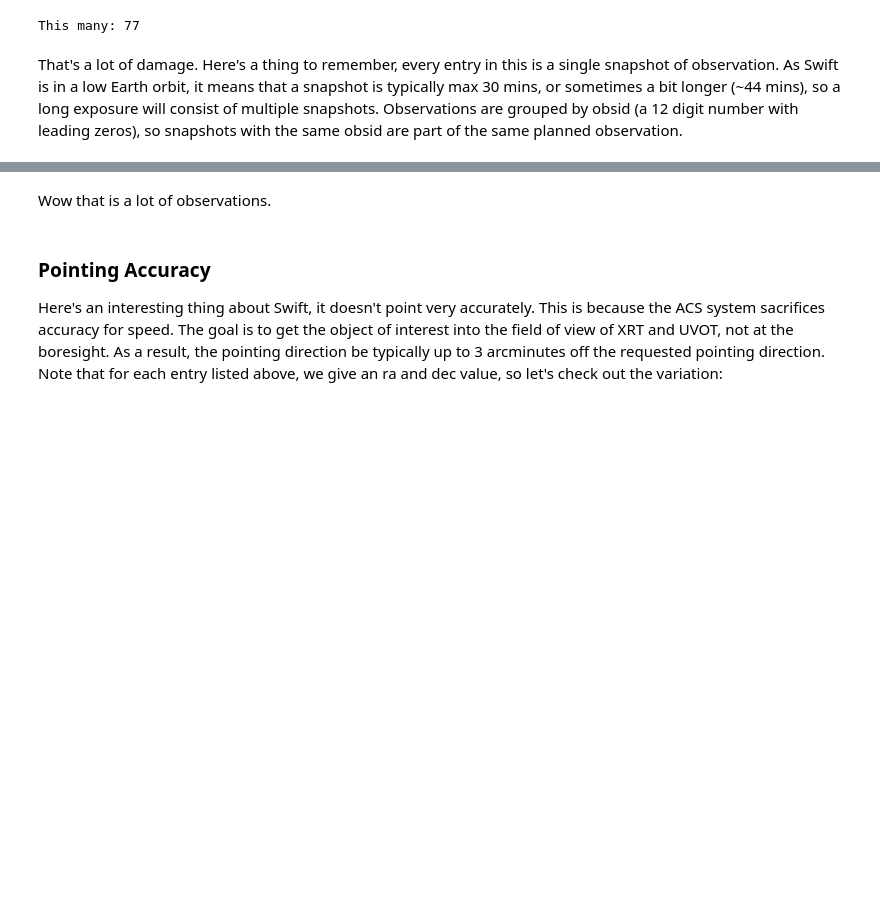
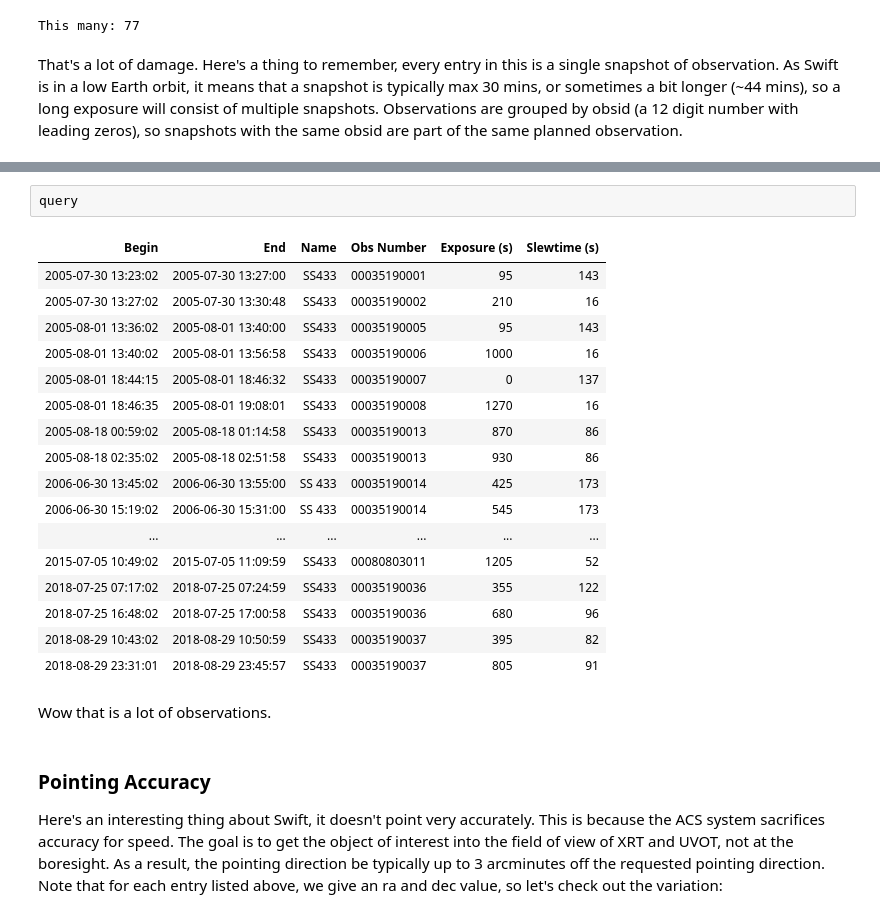
Before and after one commit to Swift-SOT/swifttools, a Jupyter notebook: examples/Swift Observation Query Example Notebook.ipynb, the cells around one changed output, grey strips where cells are left out. Drawn from its saved outputs; the diff is of its cells as text; blank space fills up the shorter version.

```diff
--- a/examples/Swift Observation Query Example Notebook.ipynb
+++ b/examples/Swift Observation Query Example Notebook.ipynb
@@ -120,3 +102,23 @@ _ = [print(observation) for observation in query]
+# %%
+query
+# %% [output]
+| Begin | End | Name | Obs Number | Exposure (s) | Slewtime (s) |
+| 2005-07-30 13:23:02 | 2005-07-30 13:27:00 | SS433 | 00035190001 | 95 | 143 |
+| 2005-07-30 13:27:02 | 2005-07-30 13:30:48 | SS433 | 00035190002 | 210 | 16 |
+| 2005-08-01 13:36:02 | 2005-08-01 13:40:00 | SS433 | 00035190005 | 95 | 143 |
+| 2005-08-01 13:40:02 | 2005-08-01 13:56:58 | SS433 | 00035190006 | 1000 | 16 |
+| 2005-08-01 18:44:15 | 2005-08-01 18:46:32 | SS433 | 00035190007 | 0 | 137 |
+| 2005-08-01 18:46:35 | 2005-08-01 19:08:01 | SS433 | 00035190008 | 1270 | 16 |
+| 2005-08-18 00:59:02 | 2005-08-18 01:14:58 | SS433 | 00035190013 | 870 | 86 |
+| 2005-08-18 02:35:02 | 2005-08-18 02:51:58 | SS433 | 00035190013 | 930 | 86 |
+| 2006-06-30 13:45:02 | 2006-06-30 13:55:00 | SS 433 | 00035190014 | 425 | 173 |
+| 2006-06-30 15:19:02 | 2006-06-30 15:31:00 | SS 433 | 00035190014 | 545 | 173 |
+| ... | ... | ... | ... | ... | ... |
+| 2015-07-05 10:49:02 | 2015-07-05 11:09:59 | SS433 | 00080803011 | 1205 | 52 |
+| 2018-07-25 07:17:02 | 2018-07-25 07:24:59 | SS433 | 00035190036 | 355 | 122 |
+| 2018-07-25 16:48:02 | 2018-07-25 17:00:58 | SS433 | 00035190036 | 680 | 96 |
+| 2018-08-29 10:43:02 | 2018-08-29 10:50:59 | SS433 | 00035190037 | 395 | 82 |
+| 2018-08-29 23:31:01 | 2018-08-29 23:45:57 | SS433 | 00035190037 | 805 | 91 |
 # %% [markdown]
 Wow that is a lot of observations.
 # %% [markdown]
```
Also changed, not shown: parts of 46 cells of this notebook, 16 other files.
